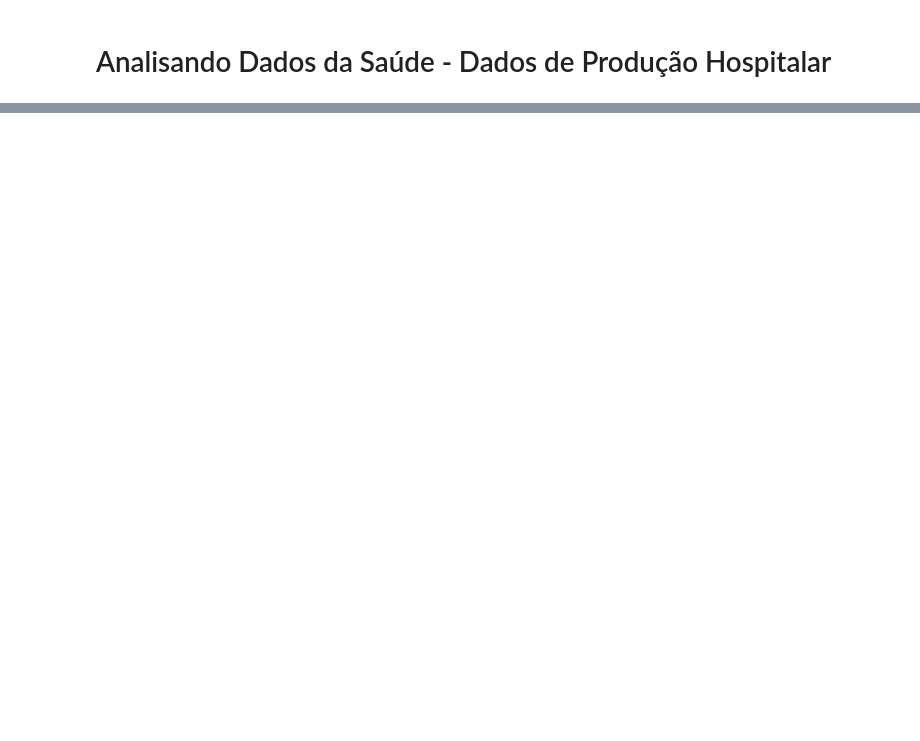
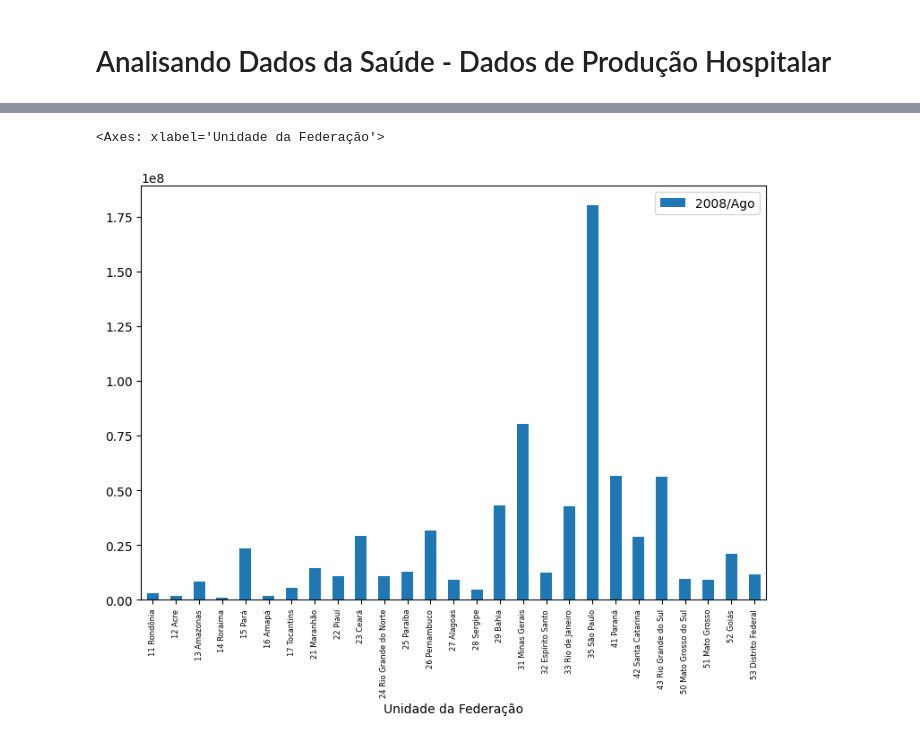
Before and after one commit to DevzsJhonny/Colab_notebooks, a Jupyter notebook: Produção_Hospitalar.ipynb, the cells around one changed output, grey strips where cells are left out. Cells and saved outputs as stored; diff of their text form; code cells hidden in the pictures; blank space fills up the shorter version.

```diff
--- a/Produção_Hospitalar.ipynb
+++ b/Produção_Hospitalar.ipynb
@@ -53,0 +75,7 @@ pd.options.display.float_format = "{:.2f}".format #notação python
+# %%
+# segunda tentativa para usar o .plot, dessa vez vamos fazer um grafico do tipo de Barras, mudando o tamanho que é apresentado
+
+dados.plot(x="Unidade da Federação", y="2008/Ago", kind="bar", figsize=(9,6))
+# %% [output]
+<Axes: xlabel='Unidade da Federação'>
+[figure, added]
```
Also changed, not shown: parts of 106 cells of this notebook.
